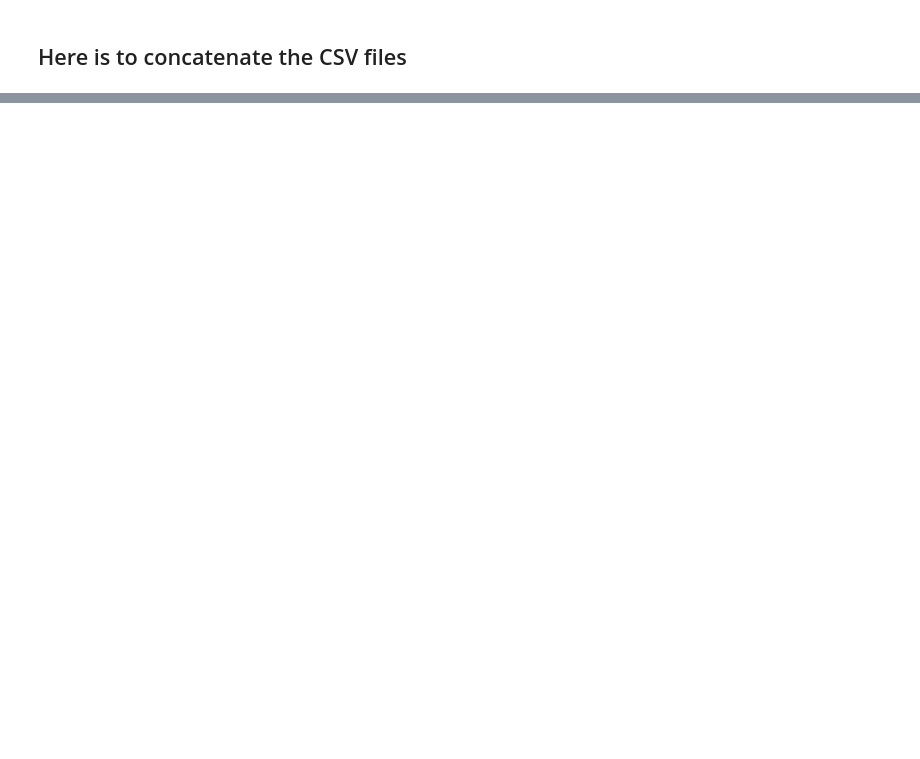
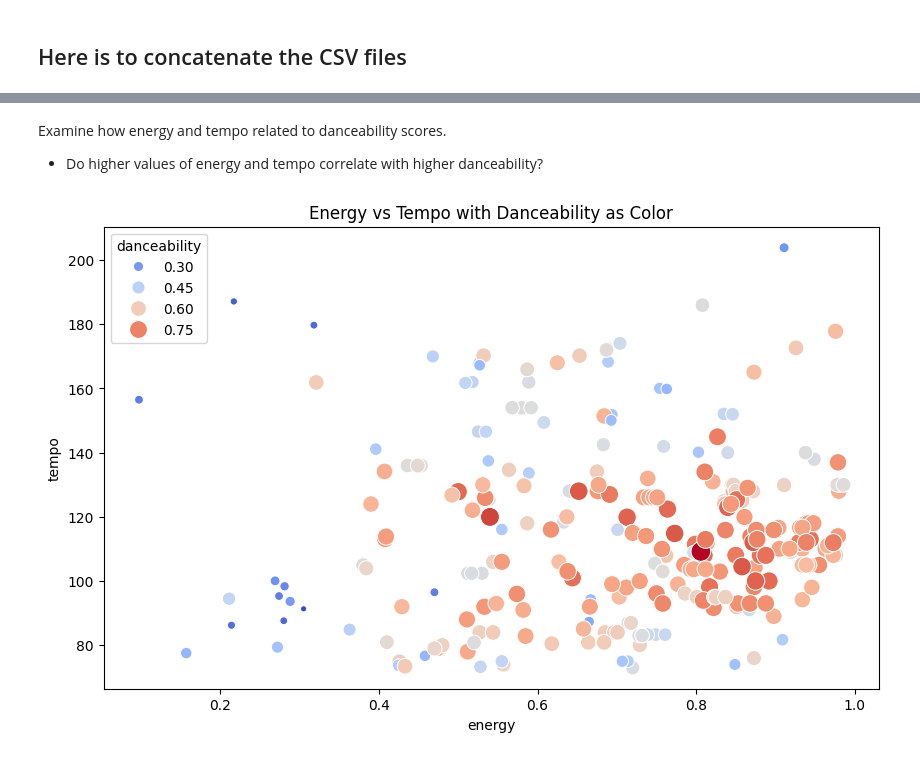
Before and after one commit to richirey75/Data-Mining-CS4990, a Jupyter notebook: DataMiningProject.ipynb, the cells around one changed output, grey strips where cells are left out. Saved outputs shown, nothing was run; the diff lists cells and outputs as text; code cells hidden in the pictures; blank space fills up the shorter version.

```diff
--- a/DataMiningProject.ipynb
+++ b/DataMiningProject.ipynb
@@ -239,11 +233,11 @@ Enter an artist name: Oasis
 # %% [markdown]
 ## Here is to concatenate the CSV files
 # %%
-df1 = pd.read_csv('Oasis_tracks_info.csv')
-df2 = pd.read_csv('cranberries_tracks_info.csv')
+# df1 = pd.read_csv('Oasis_tracks_info.csv')
+# df2 = pd.read_csv('cranberries_tracks_info.csv')
 
-
-
+df1 = pd.read_csv('Backstreet Boys_tracks_info.csv')
+df2 = pd.read_csv('*NSYNC_tracks_info.csv')
 
 combined_df = pd.concat([df1, df2]) # add more DataFrames to the list if needed
 combined_df.to_csv('combined_tracks_info.csv', index=False)
@@ -249,0 +254,20 @@ combined_df.to_csv('combined_tracks_info.csv', index=False)
+# %% [markdown]
+Examine how energy and tempo related to danceability scores.
+
+
+*  Do higher values of energy and tempo correlate with higher danceability?
+# %%
+import seaborn as sns
+import matplotlib.pyplot as plt
+
+# select relevant columns for visualization
+relevant_columns = ['energy', 'tempo', 'valence', 'loudness', 'danceability']
+combined_df = combined_df[relevant_columns]
+
+# scatter plot with danceability as the color
+plt.figure(figsize=(10, 6))
+sns.scatterplot(data=combined_df, x='energy', y='tempo', hue='danceability', palette='coolwarm', size='danceability', sizes=(20, 200))
+plt.title('Energy vs Tempo with Danceability as Color')
+plt.show()
+# %% [output]
+[figure, added]
```
Also changed, not shown: parts of 9 cells of this notebook.
